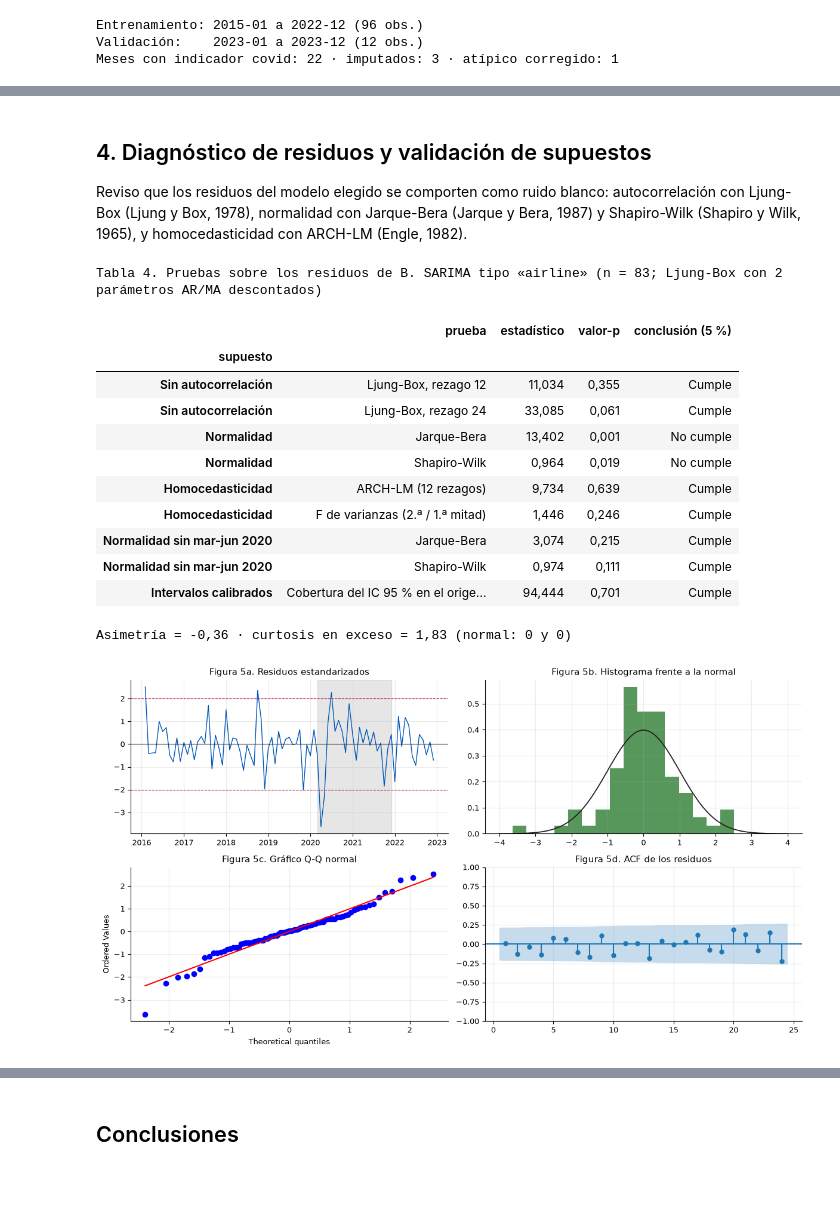
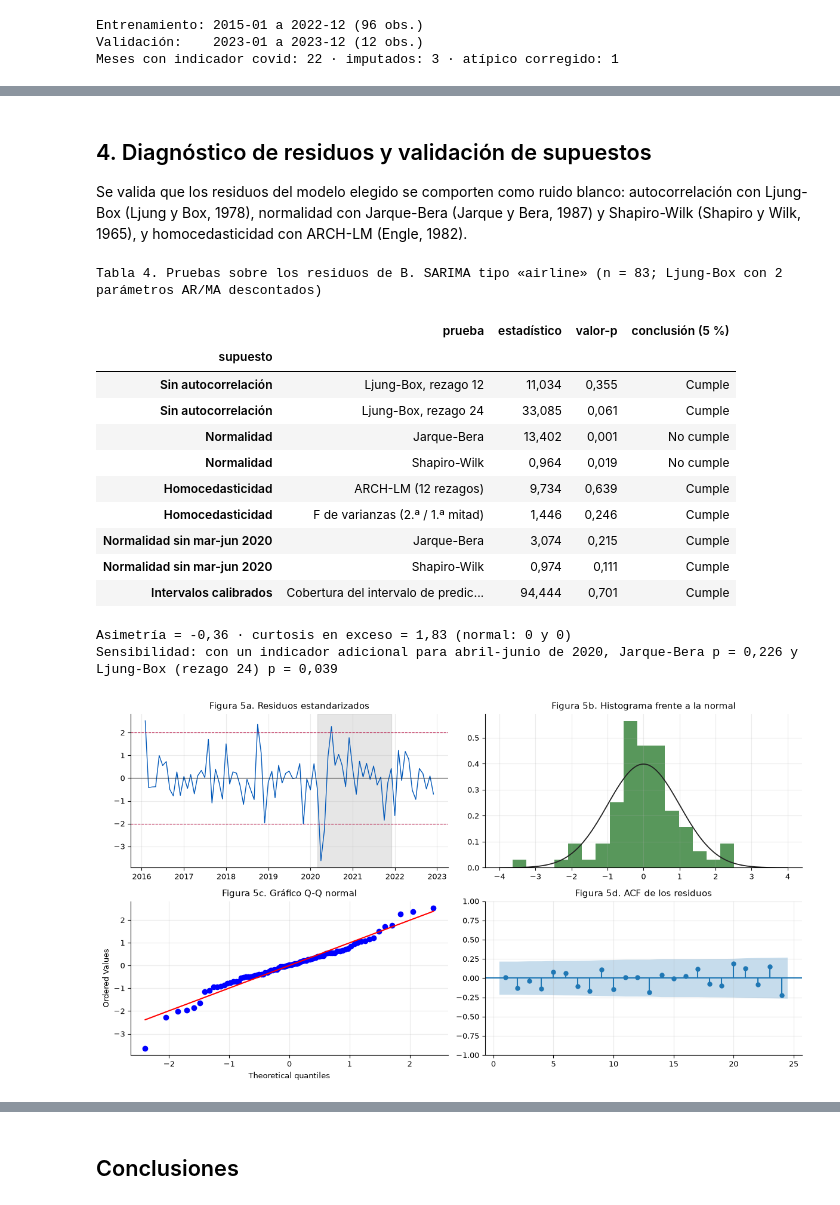
Before and after one commit to robertomoncada-blip/Magister_ciencia_datos, a Jupyter notebook: MCDI505/notebooks/mcdi505_f2rmoncada.ipynb, the cells around one changed output, grey strips where cells are left out. Cells and saved outputs as stored; diff of their text form; code cells hidden in the pictures.

```diff
--- a/MCDI505/notebooks/mcdi505_f2rmoncada.ipynb
+++ b/MCDI505/notebooks/mcdi505_f2rmoncada.ipynb
@@ -206,7 +189,8 @@ for ax in axes:
     for k in (12, 24):
         ax.axvline(k, color=GRIS, ls=":", lw=0.8)
 plt.tight_layout(); plt.show()
-print(f"Banda 95 % = ±{c(banda, 3)} · rezagos ACF significativos: {sig_acf} · rezagos PACF significativos: {sig_pacf}")
+print(f"Banda 95 % = ±{c(banda, 3)} · rezagos ACF significativos: {sig_acf} · rezagos PACF significativos: {sig_pacf} · "
+      f"rezago {S}: ACF = {c(r_w[S])}, PACF = {c(p_w[S])}")
 
 # ---- Órdenes sugeridos por la evidencia (regla explícita) ----
 def mayor_corto(sig, tope=3):
@@ -223,8 +207,11 @@ d, D = d_sel, D_sel
 candidatos = [
     ("A. SARIMA sugerido por ACF/PACF", "SARIMA", (p_sug, d, q_sug, P_sug, D, Q_sug)),
     ("B. SARIMA tipo «airline»",        "SARIMA", (0, d, 1, 0, D, 1)),
-    ("C. ARMA(1,1) con la misma diferenciación", "ARMA", (1, d, 1, 0, D, 0)),
+    ("C. ARMA(1,1) sobre la serie diferenciada", "ARMA", (1, d, 1, 0, D, 0)),
     ("D. ARIMA sin parte estacional (referencia)", "ARIMA", (1, 1, 1, 0, 0, 0)),
+    ("E. AR(1) sobre la serie diferenciada", "AR", (1, d, 0, 0, D, 0)),
+    ("F. MA(1) sobre la serie diferenciada", "MA", (0, d, 1, 0, D, 0)),
+    ("G. SARIMA con AR estacional (PACF en el rezago 24)", "SARIMA", (0, d, 1, 1, D, 0)),
 ]
 vistos, unicos = set(), []
 for nom, fam, spec in candidatos:
@@ -462,7 +391,7 @@ interpretacion("3", texto)
 # %% [markdown]
 ## 4. Diagnóstico de residuos y validación de supuestos
 
-Reviso que los residuos del modelo elegido se comporten como ruido blanco: autocorrelación con Ljung-Box (Ljung y Box, 1978), normalidad con Jarque-Bera (Jarque y Bera, 1987) y Shapiro-Wilk (Shapiro y Wilk, 1965), y homocedasticidad con ARCH-LM (Engle, 1982).
+Se valida que los residuos del modelo elegido se comporten como ruido blanco: autocorrelación con Ljung-Box (Ljung y Box, 1978), normalidad con Jarque-Bera (Jarque y Bera, 1987) y Shapiro-Wilk (Shapiro y Wilk, 1965), y homocedasticidad con ARCH-LM (Engle, 1982).
 # %%
 # ============================================================
 # 4. Diagnóstico del modelo seleccionado: Ljung-Box (12 y 24), normalidad y ARCH-LM
@@ -517,39 +446,41 @@ tab4 = pd.DataFrame([
     {"supuesto": "Homocedasticidad", "prueba": "F de varianzas (2.ª / 1.ª mitad)", "estadístico": F, "valor-p": p_F},
     {"supuesto": "Normalidad sin mar-jun 2020", "prueba": "Jarque-Bera", "estadístico": float(stats.jarque_bera(e[~INICIO_COVID])[0]), "valor-p": jb_p_sin},
     {"supuesto": "Normalidad sin mar-jun 2020", "prueba": "Shapiro-Wilk", "estadístico": float(stats.shapiro(e[~INICIO_COVID])[0]), "valor-p": sw_p_sin},
-    {"supuesto": "Intervalos calibrados", "prueba": f"Cobertura del IC 95 % en el origen móvil (%, {len(dentro)} meses; binomial)", "estadístico": cobertura, "valor-p": p_cob},
+    {"supuesto": "Intervalos calibrados", "prueba": f"Cobertura del intervalo de predicción del 95 % en el origen móvil (%, {len(dentro)} meses; binomial)", "estadístico": cobertura, "valor-p": p_cob},
 ])
 tab4["conclusión (5 %)"] = np.where(tab4["valor-p"] > 0.05, "Cumple", "No cumple")
 tab4[["estadístico", "valor-p"]] = tab4[["estadístico", "valor-p"]].round(3)
 print(f"Tabla 4. Pruebas sobre los residuos de {seleccion} (n = {len(e)}; Ljung-Box con {k_arma} parámetro{'s' if k_arma != 1 else ''} AR/MA descontado{'s' if k_arma != 1 else ''})")
 display(tab4.set_index("supuesto"))
 print(f"Asimetría = {c(asim)} · curtosis en exceso = {c(curt)} (normal: 0 y 0)")
+print(f"Sensibilidad: con un indicador adicional para abril-junio de 2020, Jarque-Bera {pp(sens_pico['jb_p'])} y Ljung-Box (rezago 24) {pp(sens_pico['lb24_p'])}")
 
 # ---- Figura 5: residuos, histograma, Q-Q y ACF ----
 fig, axes = plt.subplots(2, 2, figsize=(12, 6.6))
 axes[0, 0].plot(z, color=AZUL, lw=1.0); axes[0, 0].axhline(0, color=NEGRO, lw=0.8)
 for lim in (-2, 2):
     axes[0, 0].axhline(lim, color=ROJO, ls="--", lw=0.8)
 axes[0, 0].axvspan(pd.Timestamp("2020-03-01"), pd.Timestamp("2021-12-01"), color=GRIS, alpha=0.25)
 axes[0, 0].set_title("Figura 5a. Residuos estandarizados")
 axes[0, 1].hist(z, bins=16, density=True, color=VERDE, alpha=0.8)
 xs = np.linspace(-4, 4, 200); axes[0, 1].plot(xs, stats.norm.pdf(xs), color=NEGRO, lw=1.3)
 axes[0, 1].set_title("Figura 5b. Histograma frente a la normal")
 stats.probplot(z, dist="norm", plot=axes[1, 0]); axes[1, 0].set_title("Figura 5c. Gráfico Q-Q normal")
 plot_acf(e, lags=24, ax=axes[1, 1], zero=False, title="Figura 5d. ACF de los residuos")
 plt.tight_layout(); plt.show()
 # %% [output]
 Tabla 4. Pruebas sobre los residuos de B. SARIMA tipo «airline» (n = 83; Ljung-Box con 2 parámetros AR/MA descontados)
 |  | prueba | estadístico | valor-p | conclusión (5 %) |
 | supuesto |  |  |  |  |
 | Sin autocorrelación | Ljung-Box, rezago 12 | 11,034 | 0,355 | Cumple |
 | Sin autocorrelación | Ljung-Box, rezago 24 | 33,085 | 0,061 | Cumple |
 | Normalidad | Jarque-Bera | 13,402 | 0,001 | No cumple |
 | Normalidad | Shapiro-Wilk | 0,964 | 0,019 | No cumple |
 | Homocedasticidad | ARCH-LM (12 rezagos) | 9,734 | 0,639 | Cumple |
 | Homocedasticidad | F de varianzas (2.ª / 1.ª mitad) | 1,446 | 0,246 | Cumple |
 | Normalidad sin mar-jun 2020 | Jarque-Bera | 3,074 | 0,215 | Cumple |
 | Normalidad sin mar-jun 2020 | Shapiro-Wilk | 0,974 | 0,111 | Cumple |
-| Intervalos calibrados | Cobertura del IC 95 % en el orige... | 94,444 | 0,701 | Cumple |
+| Intervalos calibrados | Cobertura del intervalo de predic... | 94,444 | 0,701 | Cumple |
 Asimetría = -0,36 · curtosis en exceso = 1,83 (normal: 0 y 0)
+Sensibilidad: con un indicador adicional para abril-junio de 2020, Jarque-Bera p = 0,226 y Ljung-Box (rezago 24) p = 0,039
 [figure]
```
Also changed, not shown: parts of 23 cells of this notebook, 1 other file.
